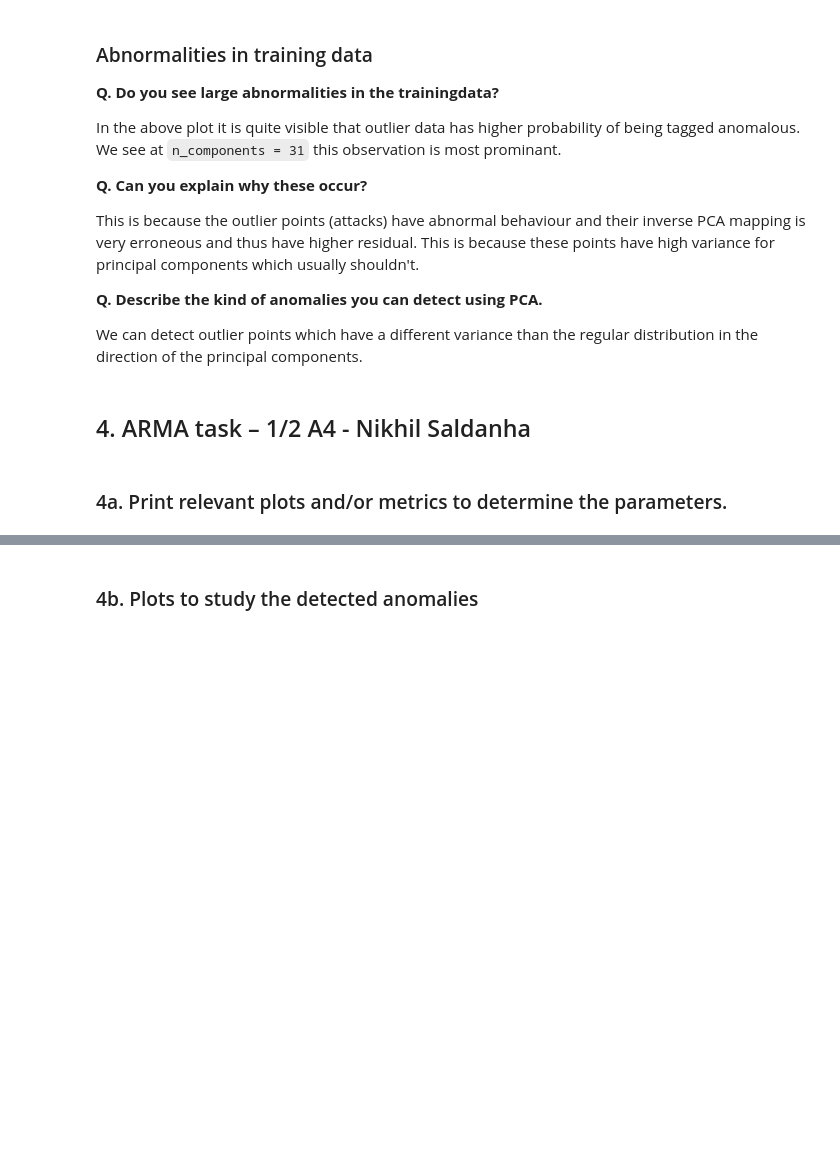
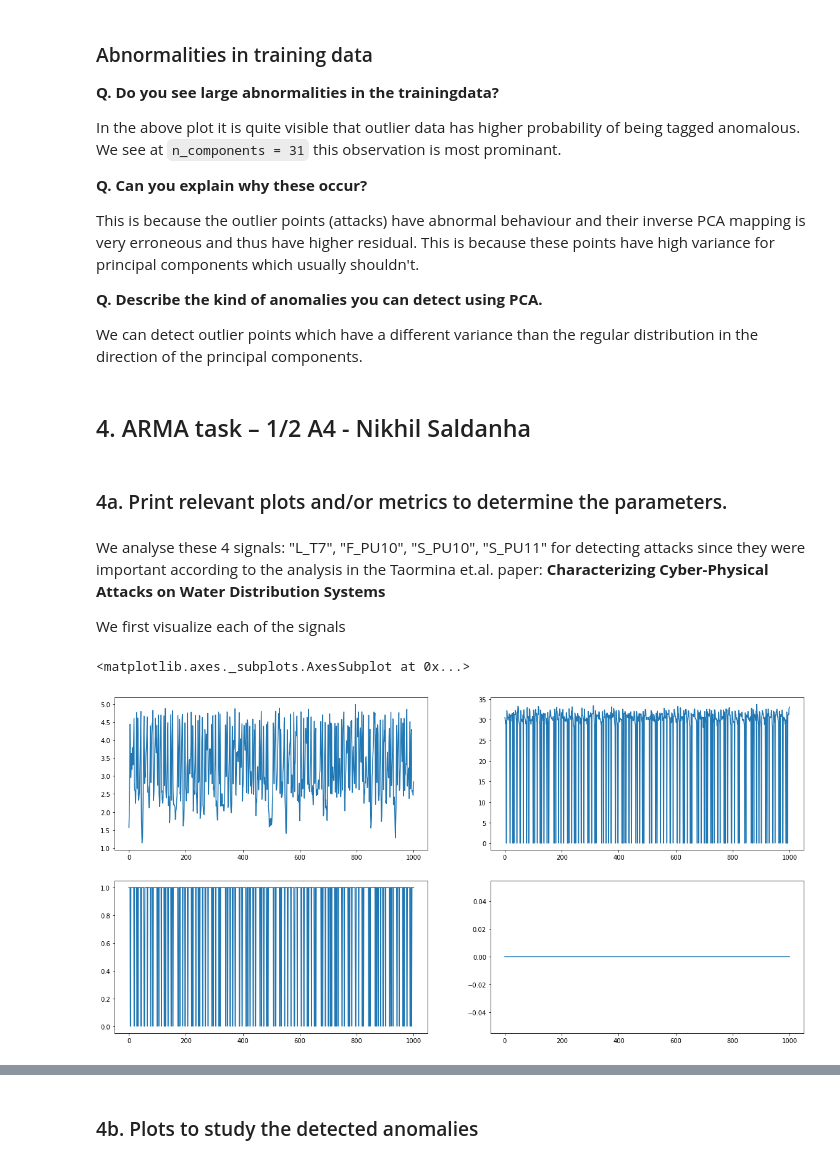
Before and after one commit to sharwinbobde/cyber-data-analytics, a Jupyter notebook: Part-2/Lab2.ipynb, the cells around one changed output, grey strips where cells are left out. Saved outputs shown, nothing was run; the diff lists cells and outputs as text; code cells hidden in the pictures; blank space fills up the shorter version.

```diff
--- a/Part-2/Lab2.ipynb
+++ b/Part-2/Lab2.ipynb
@@ -355,3 +410,19 @@ We can detect outlier points which have a different variance than the regular di
 ## 4. ARMA task – 1/2 A4 - Nikhil Saldanha
 # %% [markdown]
 ### 4a. Print relevant plots and/or metrics to determine the parameters.
+# %% [markdown]
+We analyse these 4 signals: "L_T7", "F_PU10", "S_PU10", "S_PU11" for detecting attacks since they were important according to the analysis in the Taormina et.al. paper: **Characterizing Cyber-Physical Attacks on Water Distribution Systems**
+
+We first visualize each of the signals
+# %%
+signals = ["L_T7", "F_PU10", "S_PU10", "S_PU11"]
+fig, axs = plt.subplots(2, 2)
+fig.set_size_inches((20,10))
+
+data_1.loc[:1000, signals[0]].plot(ax=axs[0, 0])
+data_1.loc[:1000, signals[1]].plot(ax=axs[0, 1])
+data_1.loc[:1000, signals[2]].plot(ax=axs[1, 0])
+data_1.loc[:1000, signals[3]].plot(ax=axs[1, 1])
+# %% [output]
+<matplotlib.axes._subplots.AxesSubplot at 0x...>
+[figure, added]
```
Also changed, not shown: parts of 33 cells of this notebook, 1 other file.
